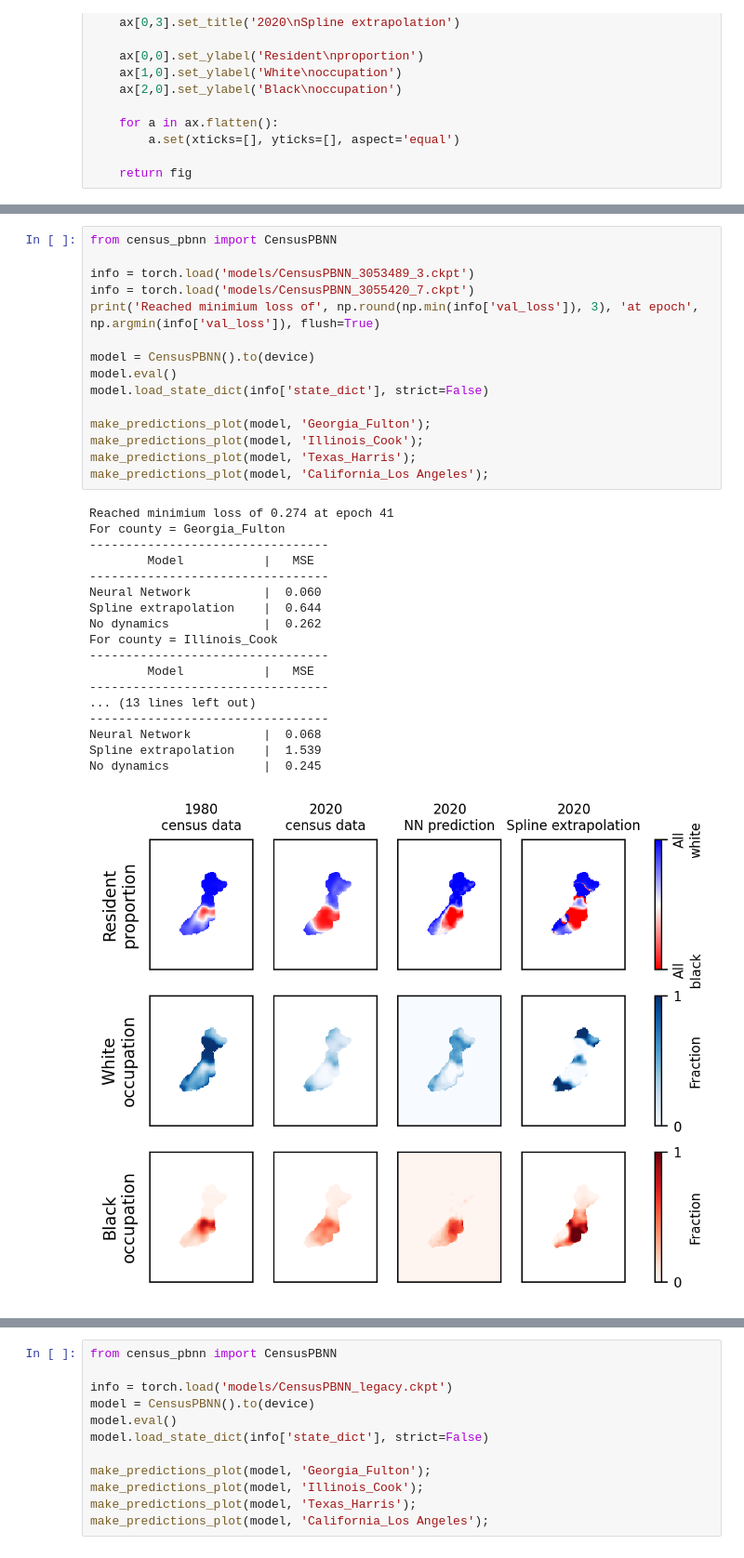
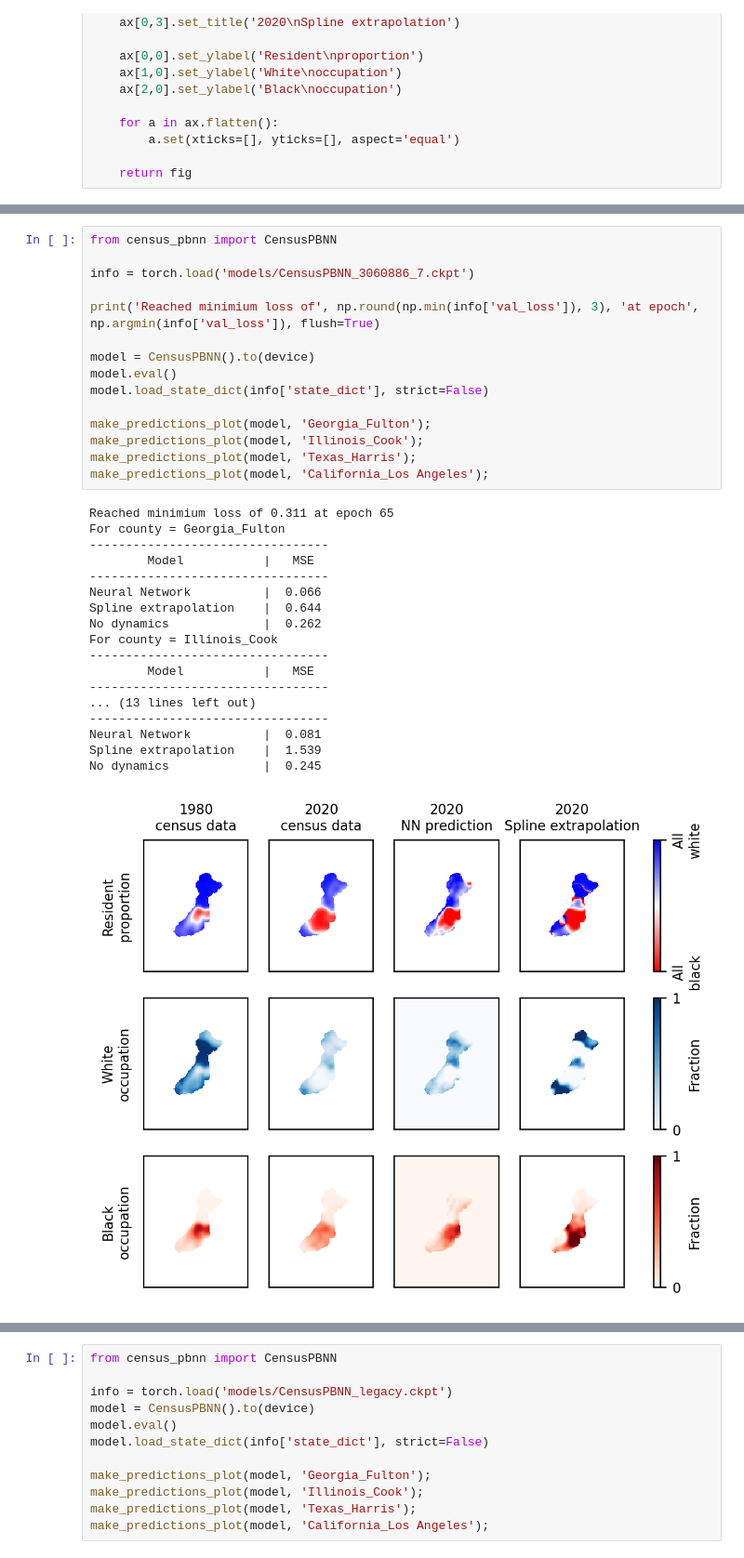
Before and after one commit to jcolen/sociohydro, a Jupyter notebook: decennial/DecennialPBNN.ipynb, the cells around one changed output, grey strips where cells are left out. Shown at 93% size. Drawn from its saved outputs; the diff is of its cells as text.

Commit message:
Update with census gridded and saliency analysis

```diff
--- a/decennial/DecennialPBNN.ipynb
+++ b/decennial/DecennialPBNN.ipynb
@@ -308,34 +319,34 @@ df.sort_values('val_loss')
 # %%
 from census_pbnn import CensusPBNN
 
-info = torch.load('models/CensusPBNN_3053489_3.ckpt')
-info = torch.load('models/CensusPBNN_3055420_7.ckpt')
+info = torch.load('models/CensusPBNN_3060886_7.ckpt')
+
 print('Reached minimium loss of', np.round(np.min(info['val_loss']), 3), 'at epoch', np.argmin(info['val_loss']), flush=True)
 
 model = CensusPBNN().to(device)
 model.eval()
 model.load_state_dict(info['state_dict'], strict=False)
 
 make_predictions_plot(model, 'Georgia_Fulton');
 make_predictions_plot(model, 'Illinois_Cook');
 make_predictions_plot(model, 'Texas_Harris');
 make_predictions_plot(model, 'California_Los Angeles');
 # %% [output]
-Reached minimium loss of 0.274 at epoch 41
+Reached minimium loss of 0.311 at epoch 65
 For county = Georgia_Fulton
 ---------------------------------
         Model           |   MSE
 ---------------------------------
-Neural Network          |  0.060
+Neural Network          |  0.066
 Spline extrapolation    |  0.644
 No dynamics             |  0.262
 For county = Illinois_Cook
 ---------------------------------
         Model           |   MSE
 ---------------------------------
 ... (13 lines left out)
 ---------------------------------
-Neural Network          |  0.068
+Neural Network          |  0.081
 Spline extrapolation    |  1.539
 No dynamics             |  0.245
-[figure, old version]
+[figure, new version]
```
Also changed, not shown: parts of 2 cells of this notebook, 54 other files.
